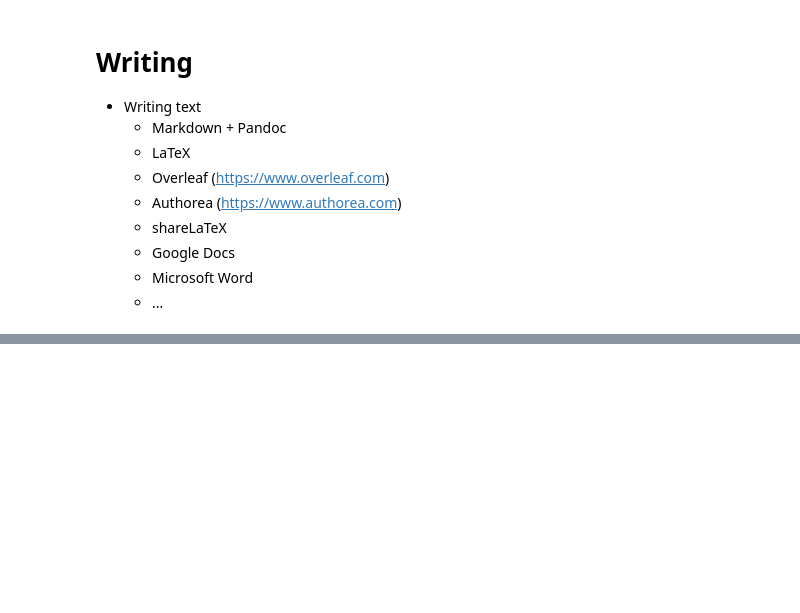
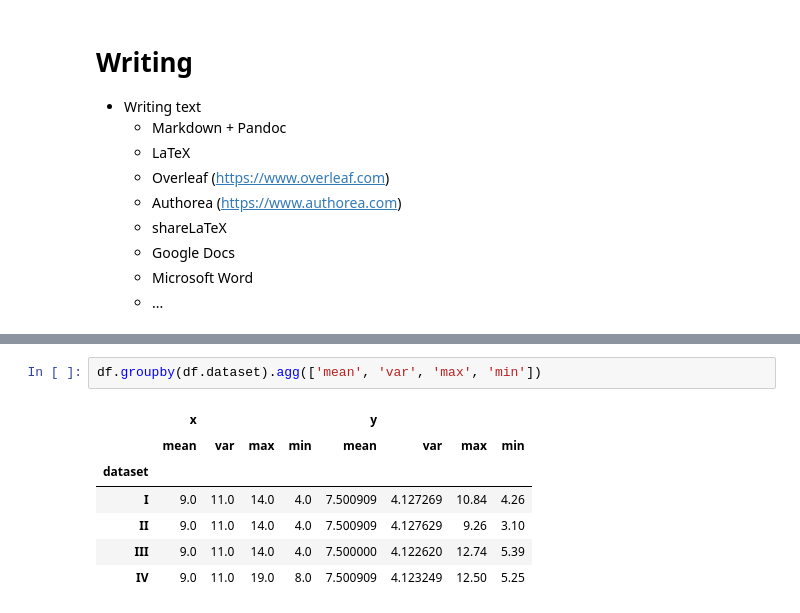
Before and after one commit to omrihar/tools_computational_science_2016, a Jupyter notebook: tools.ipynb, the cells around one changed output, grey strips where cells are left out. Drawn from its saved outputs; the diff is of its cells as text; blank space fills up the shorter version.

```diff
--- a/tools.ipynb
+++ b/tools.ipynb
@@ -129,0 +187,10 @@ IFrame("http://www.nature.com/news/scientific-writing-the-online-cooperative-1.1
+# %%
+df.groupby(df.dataset).agg(['mean', 'var', 'max', 'min'])
+# %% [output]
+|  | x |  |  |  | y |  |  |  |
+|  | mean | var | max | min | mean | var | max | min |
+| dataset |  |  |  |  |  |  |  |  |
+| I | 9.0 | 11.0 | 14.0 | 4.0 | 7.500909 | 4.127269 | 10.84 | 4.26 |
+| II | 9.0 | 11.0 | 14.0 | 4.0 | 7.500909 | 4.127629 | 9.26 | 3.10 |
+| III | 9.0 | 11.0 | 14.0 | 4.0 | 7.500000 | 4.122620 | 12.74 | 5.39 |
+| IV | 9.0 | 11.0 | 19.0 | 8.0 | 7.500909 | 4.123249 | 12.50 | 5.25 |
```
Also changed, not shown: parts of 19 cells of this notebook, 1 other file.
